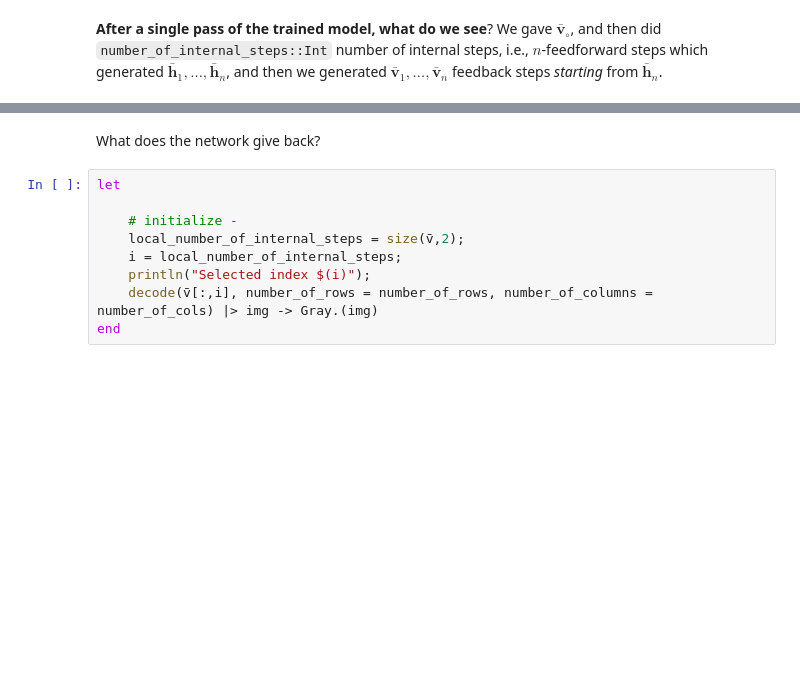
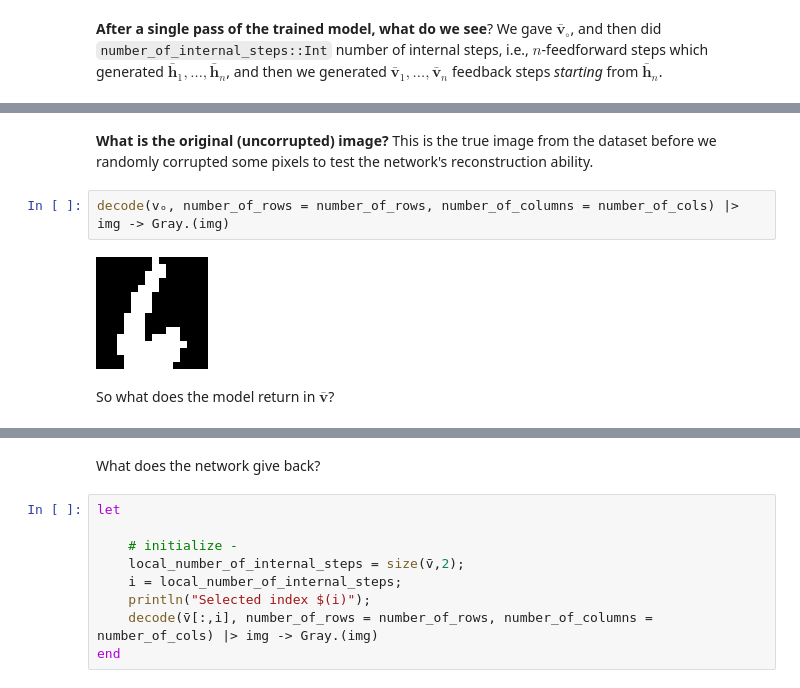
Before and after one commit to varnerlab/CHEME-140-eCornell-Repository, a Jupyter notebook: courses/CHEME-146/module-3/CHEME-146-M3-RBM-CD1-Example-Codio-Activity.ipynb, the cells around one changed output, grey strips where cells are left out. Cells and saved outputs as stored; diff of their text form; blank space fills up the shorter version.

```diff
--- a/courses/CHEME-146/module-3/CHEME-146-M3-RBM-CD1-Example-Codio-Activity.ipynb
+++ b/courses/CHEME-146/module-3/CHEME-146-M3-RBM-CD1-Example-Codio-Activity.ipynb
@@ -346,3 +344,11 @@ decode(v̄ₒ, number_of_rows = number_of_rows, number_of_columns = number_of_co
+# %% [markdown]
+__What is the original (uncorrupted) image?__ This is the true image from the dataset before we randomly corrupted some pixels to test the network's reconstruction ability.
+# %%
+decode(vₒ, number_of_rows = number_of_rows, number_of_columns = number_of_cols) |> img -> Gray.(img)
+# %% [output]
+[figure, added]
+# %% [markdown]
+So what does the model return in $\bar{\mathbf{v}}$?
 # %%
 v̄
 # %% [output]
```
Also changed, not shown: parts of 16 cells of this notebook.
